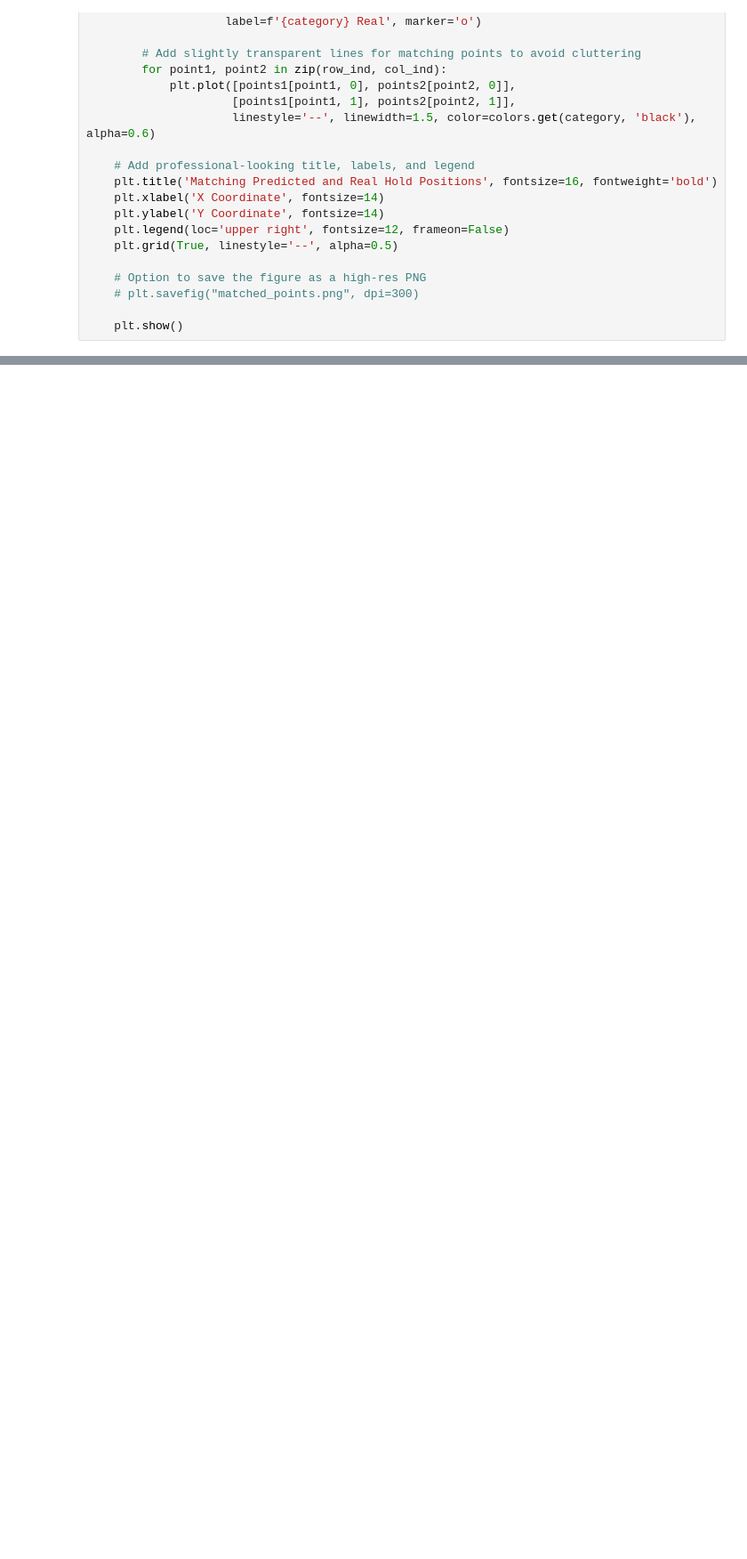
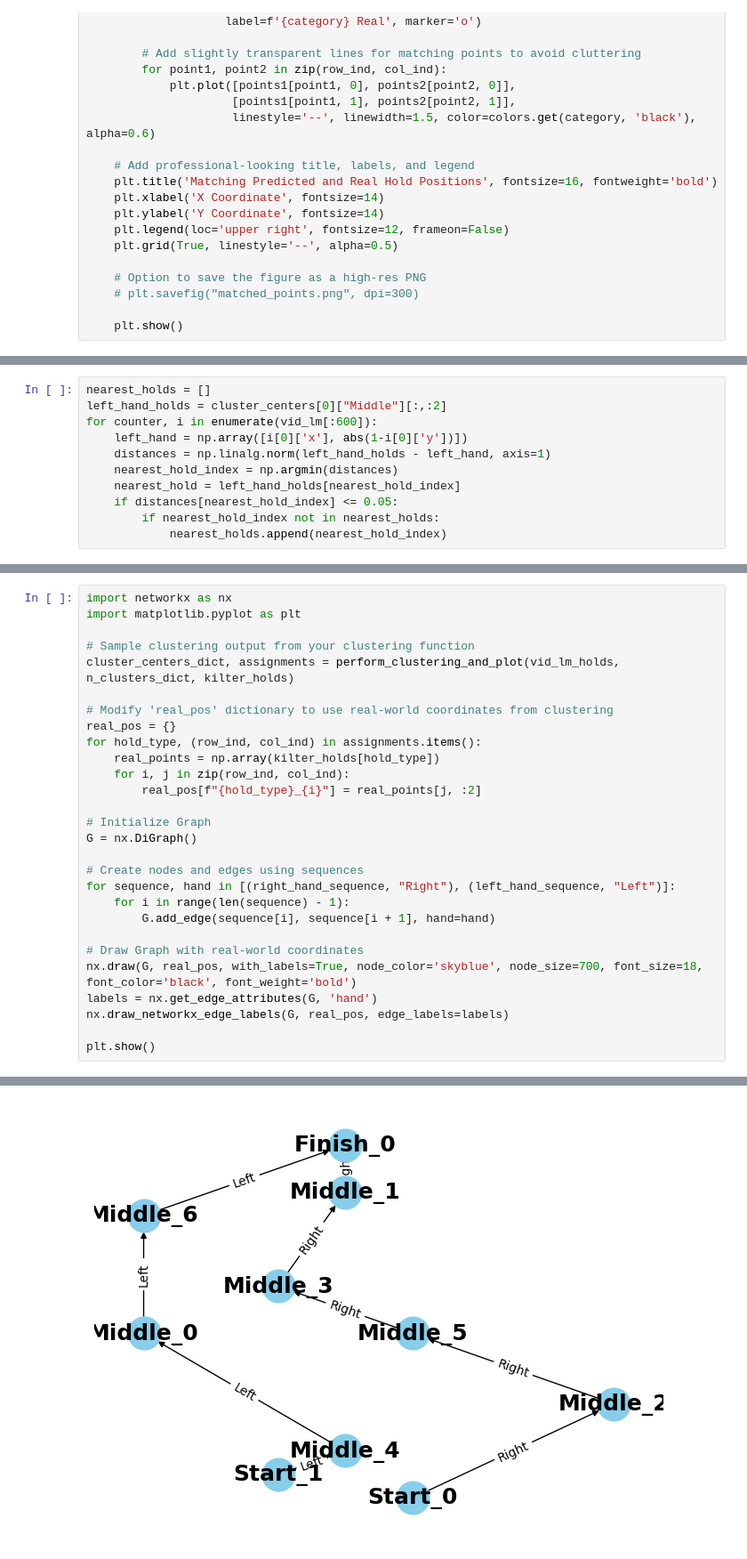
Before and after one commit to TomPlt/KilterBot, a Jupyter notebook: betavideo_mapping.ipynb, the cells around one changed output, grey strips where cells are left out. Shown at 89% size. Cells and saved outputs as stored; diff of their text form; blank space fills up the shorter version.

```diff
--- a/betavideo_mapping.ipynb
+++ b/betavideo_mapping.ipynb
@@ -206,0 +283,11 @@ plot_matched_points(cluster_centers, kilter_holds)
+# %%
+nearest_holds = []
+left_hand_holds = cluster_centers[0]["Middle"][:,:2]
+for counter, i in enumerate(vid_lm[:600]):
+    left_hand = np.array([i[0]['x'], abs(1-i[0]['y'])])
+    distances = np.linalg.norm(left_hand_holds - left_hand, axis=1)
+    nearest_hold_index = np.argmin(distances)
+    nearest_hold = left_hand_holds[nearest_hold_index]
+    if distances[nearest_hold_index] <= 0.05:
+        if nearest_hold_index not in nearest_holds:
+            nearest_holds.append(nearest_hold_index)
@@ -206,0 +386,29 @@ plot_matched_points(cluster_centers, kilter_holds)
+# %%
+import networkx as nx
+import matplotlib.pyplot as plt
+
+# Sample clustering output from your clustering function
+cluster_centers_dict, assignments = perform_clustering_and_plot(vid_lm_holds, n_clusters_dict, kilter_holds)
+
+# Modify 'real_pos' dictionary to use real-world coordinates from clustering
+real_pos = {}
+for hold_type, (row_ind, col_ind) in assignments.items():
+    real_points = np.array(kilter_holds[hold_type])
+    for i, j in zip(row_ind, col_ind):
+        real_pos[f"{hold_type}_{i}"] = real_points[j, :2]
+
+# Initialize Graph
+G = nx.DiGraph()
+
+# Create nodes and edges using sequences
+for sequence, hand in [(right_hand_sequence, "Right"), (left_hand_sequence, "Left")]:
+    for i in range(len(sequence) - 1):
+        G.add_edge(sequence[i], sequence[i + 1], hand=hand)
+
+# Draw Graph with real-world coordinates
+nx.draw(G, real_pos, with_labels=True, node_color='skyblue', node_size=700, font_size=18, font_color='black', font_weight='bold')
+labels = nx.get_edge_attributes(G, 'hand')
+nx.draw_networkx_edge_labels(G, real_pos, edge_labels=labels)
+
+plt.show()
+# %% [output]
@@ -206,0 +416 @@ plot_matched_points(cluster_centers, kilter_holds)
+[figure, added]
```
Also changed, not shown: parts of 12 cells of this notebook, 3 other files.
